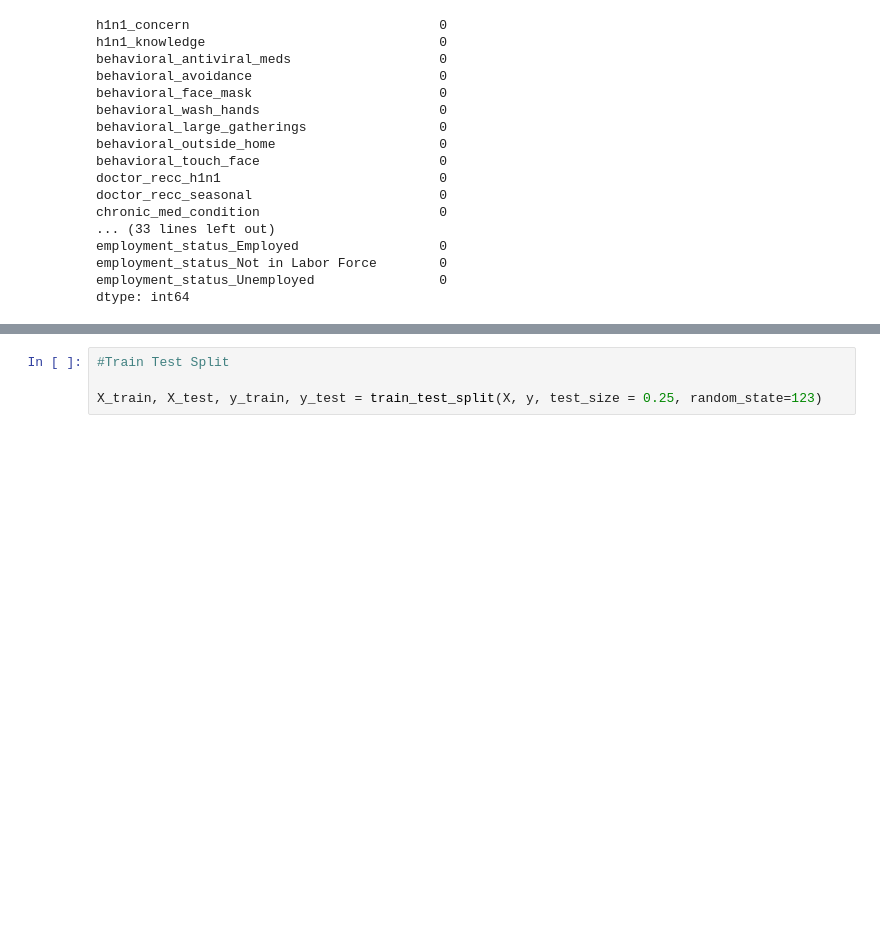
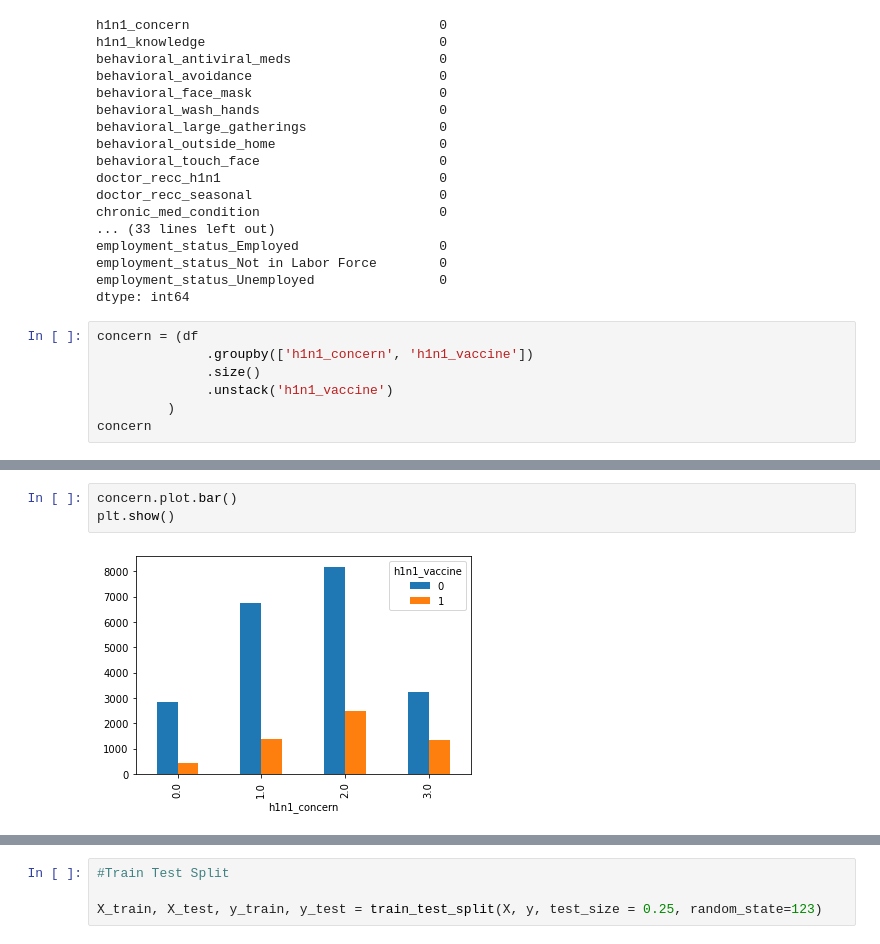
Before and after one commit to lpb3393/predict-flu-vaccine, a Jupyter notebook: predict-flu-vaccines.ipynb, the cells around one changed output, grey strips where cells are left out. Cells and saved outputs as stored; diff of their text form; blank space fills up the shorter version.

```diff
--- a/predict-flu-vaccines.ipynb
+++ b/predict-flu-vaccines.ipynb
@@ -230,3 +261,10 @@ employment_status_Employed                  0
 employment_status_Not in Labor Force        0
 employment_status_Unemployed                0
 dtype: int64
+# %%
+concern = (df
+              .groupby(['h1n1_concern', 'h1n1_vaccine'])
+              .size()
+              .unstack('h1n1_vaccine')
+         )
+concern
@@ -233 +278,6 @@ dtype: int64
+# %%
+concern.plot.bar()
+plt.show()
+# %% [output]
+[figure, added]
 # %%
```
Also changed, not shown: parts of 37 cells of this notebook.
